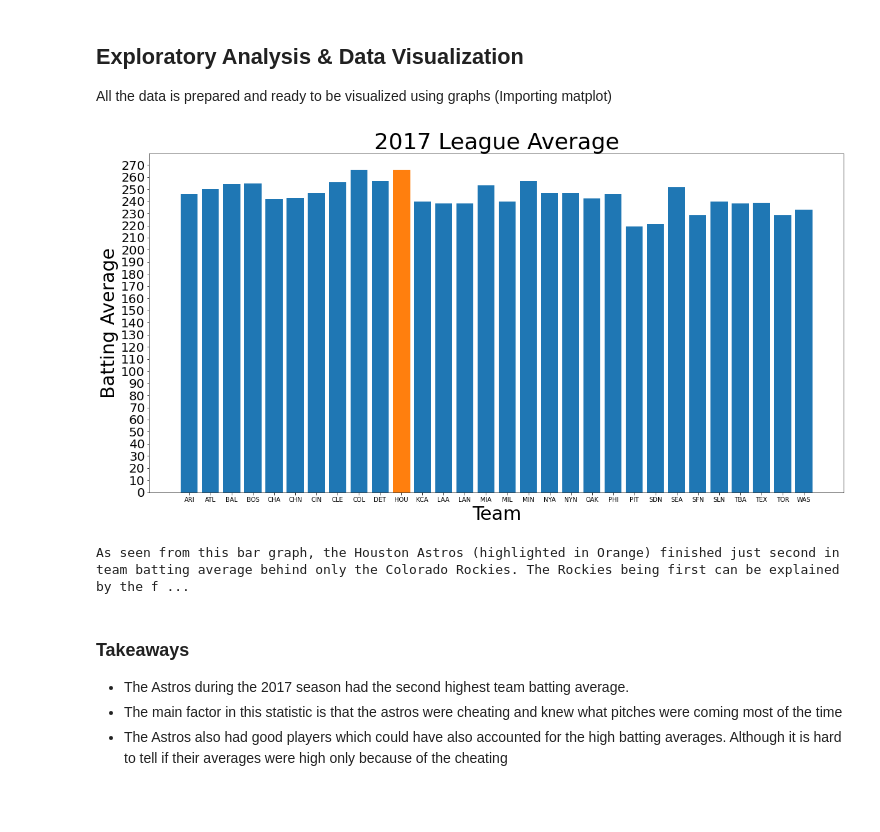
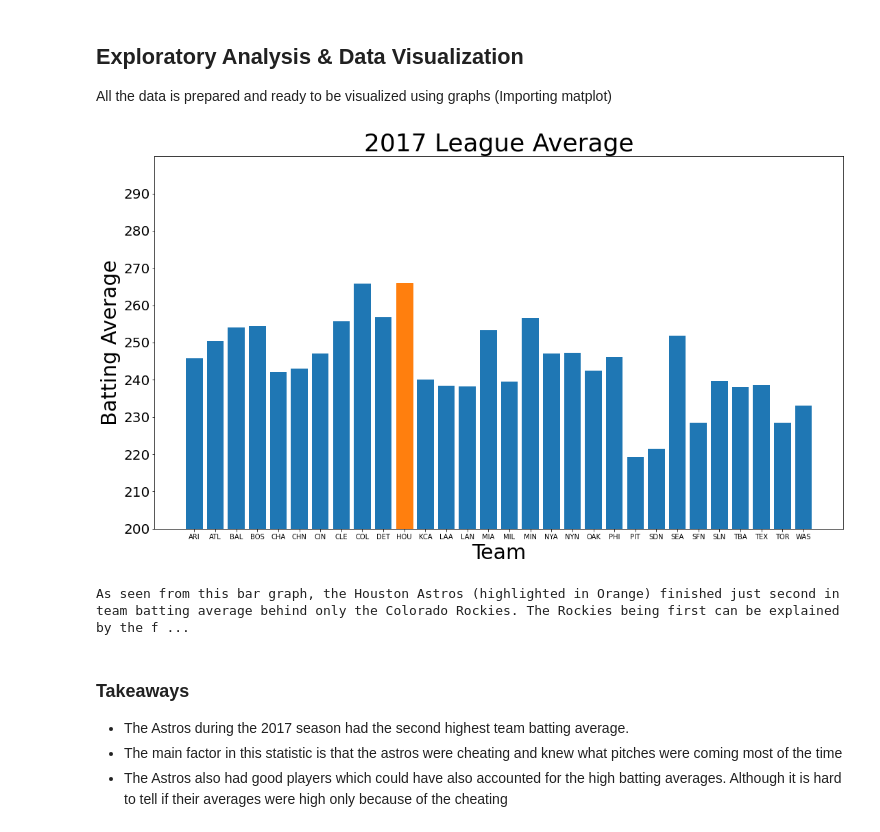
Before and after one commit to avagima1234/avagima1234.github.io, a Jupyter notebook: Finaltutorial.ipynb, the cells around one changed output. Cells and saved outputs as stored; diff of their text form; code cells hidden in the pictures; blank space fills up the shorter version.

```diff
--- a/Finaltutorial.ipynb
+++ b/Finaltutorial.ipynb
@@ -92,19 +92,20 @@ All the data is prepared and ready to be visualized using graphs (Importing matp
 # %%
 avg = mlb17age[['teamID','AVG']].groupby('teamID').mean()
 plt.title("2017 League Average")
 plt.xlabel("Team")
 plt.ylabel("Batting Average")
 plt.yticks(np.arange(0, 300, step=10))
 plot= plt.bar(avg.index, avg['AVG'])
-plt.rcParams['figure.figsize'] = [20, 10]
+plt.rcParams['figure.figsize'] = [20, 6]
 plt.rcParams.update({'font.size': 30})
 plt.rc('xtick', labelsize=10)
 plt.rc('ytick', labelsize=20)
 plot[10].set_color('tab:orange')
+plt.ylim(200, 300)
 plt.show()
 print("As seen from this bar graph, the Houston Astros (highlighted in Orange) finished just second in team batting average behind only the Colorado Rockies. The Rockies being first can be explained by the fact that they play in Denver,     where the altitiude is very high and the ball travels better. Everyone hits better at the Rockies home park")
 # %% [output]
-[figure, old version]
+[figure, new version]
 As seen from this bar graph, the Houston Astros (highlighted in Orange) finished just second in team batting average behind only the Colorado Rockies. The Rockies being first can be explained by the f ...
 # %% [markdown]
  ### Takeaways
```
Also changed, not shown: parts of 8 cells of this notebook, 2 other files.
